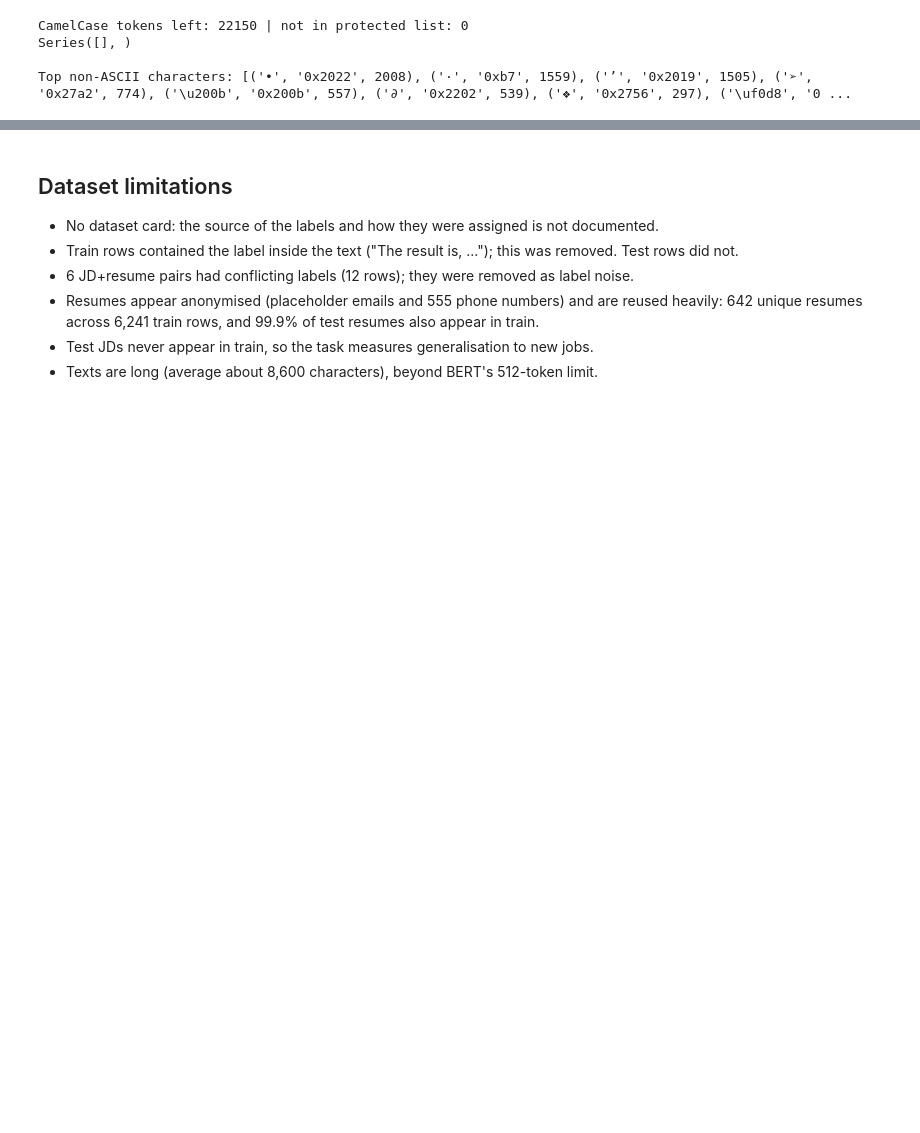
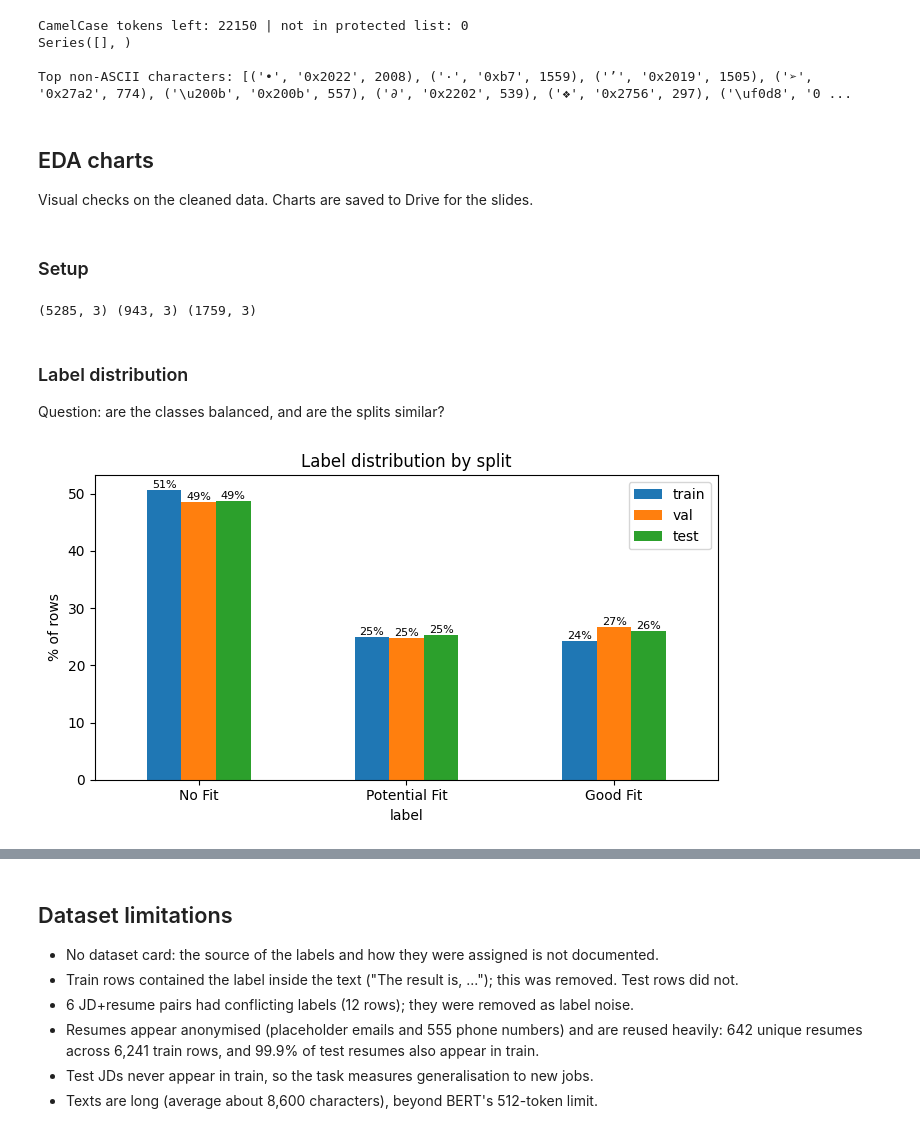
Before and after one commit to naveenreddy539/resume-jd-matching, a Jupyter notebook: notebooks/02_eda_preprocessing.ipynb, the cells around one changed output, grey strips where cells are left out. Saved outputs shown, nothing was run; the diff lists cells and outputs as text; code cells hidden in the pictures; blank space fills up the shorter version.

Commit message:
Notebook 02 final: cleaning + EDA, run in order

```diff
--- a/notebooks/02_eda_preprocessing.ipynb
+++ b/notebooks/02_eda_preprocessing.ipynb
@@ -266,3 +266,37 @@ CamelCase tokens left: 22150 | not in protected list: 0
 Series([], )
 
 Top non-ASCII characters: [('•', '0x2022', 2008), ('·', '0xb7', 1559), ('’', '0x2019', 1505), ('➢', '0x27a2', 774), ('\u200b', '0x200b', 557), ('∂', '0x2202', 539), ('❖', '0x2756', 297), ('\uf0d8', '0 ...
+# %% [markdown]
+## EDA charts
+Visual checks on the cleaned data. Charts are saved to Drive for the slides.
+# %% [markdown]
+### Setup
+# %%
+import os
+import numpy as np
+import matplotlib.pyplot as plt
+import seaborn as sns
+
+train = pd.read_parquet(f"{data_dir}/train_clean.parquet")
+val = pd.read_parquet(f"{data_dir}/val_clean.parquet")
+test = pd.read_parquet(f"{data_dir}/test_clean.parquet")
+
+fig_dir = "/content/drive/MyDrive/resume-jd-matching/reports/figures"
+os.makedirs(fig_dir, exist_ok=True)
+order = ["No Fit", "Potential Fit", "Good Fit"]
+print(train.shape, val.shape, test.shape)
+# %% [output]
+(5285, 3) (943, 3) (1759, 3)
+# %% [markdown]
+### Label distribution
+Question: are the classes balanced, and are the splits similar?
+# %%
+counts = pd.concat({n: d["label"].value_counts(normalize=True)
+                    for n, d in [("train", train), ("val", val), ("test", test)]}, axis=1).loc[order] * 100
+ax = counts.plot(kind="bar", figsize=(7, 4), rot=0)
+ax.set_ylabel("% of rows"); ax.set_title("Label distribution by split")
+for c in ax.containers:
+    ax.bar_label(c, fmt="%.0f%%", fontsize=8)
+plt.tight_layout(); plt.savefig(f"{fig_dir}/01_label_distribution.png", dpi=150); plt.show()
+# %% [output]
+[figure, added]
```
Also changed, not shown: parts of 7 cells of this notebook.
